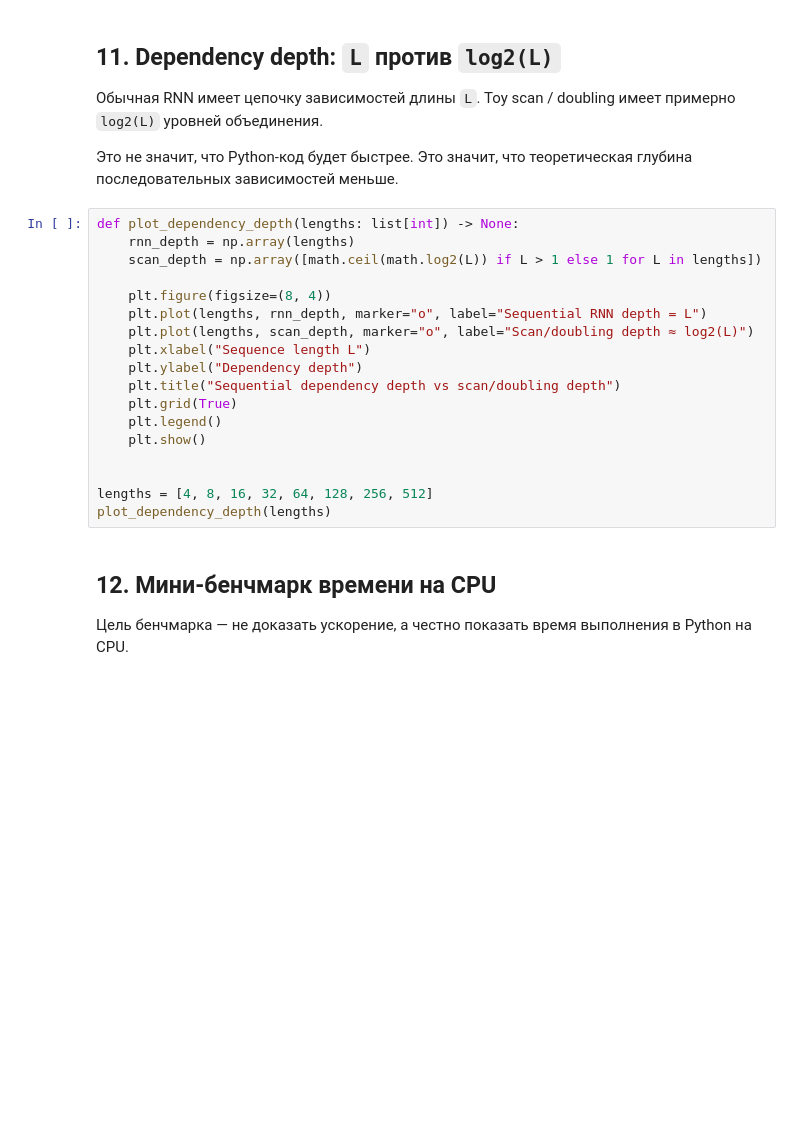
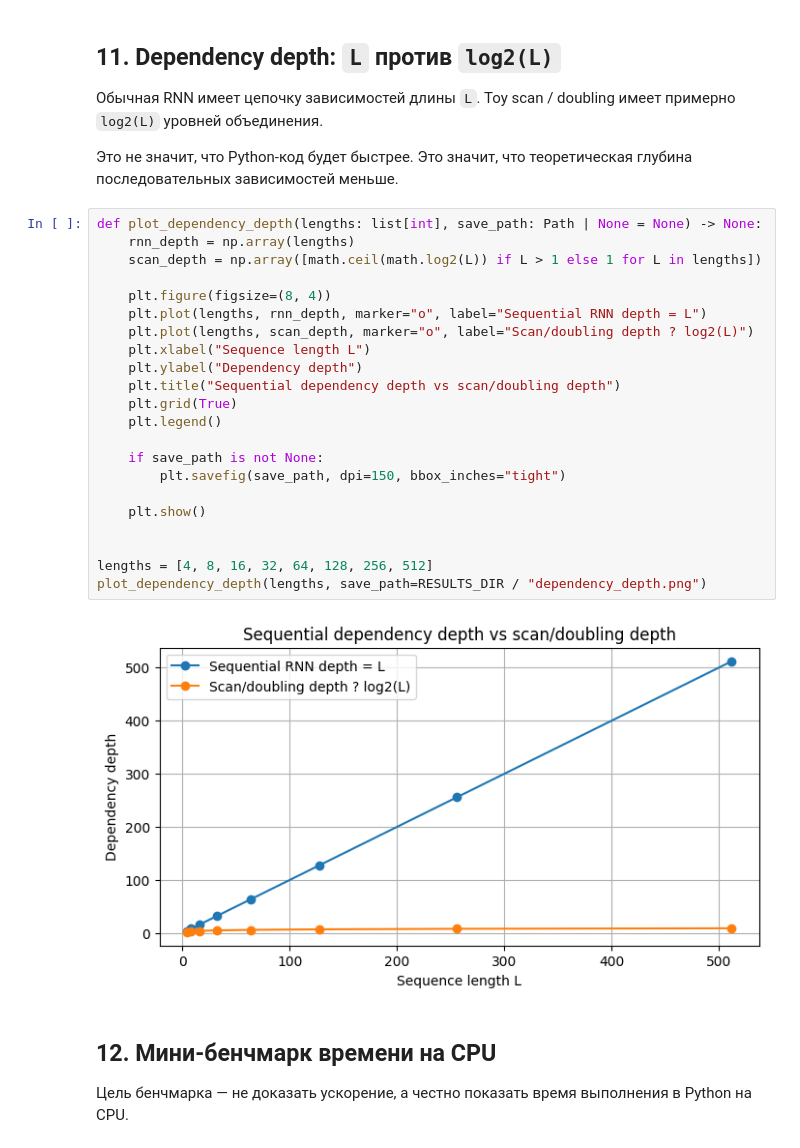
Before and after one commit to dedbin/toy-rnn, a Jupyter notebook: toy_pararnn_parity_mvp.ipynb, the cells around one changed output. Saved outputs shown, nothing was run; the diff lists cells and outputs as text; blank space fills up the shorter version.

```diff
--- a/toy_pararnn_parity_mvp.ipynb
+++ b/toy_pararnn_parity_mvp.ipynb
@@ -793,23 +916,29 @@ Toy scan / doubling имеет примерно `log2(L)` уровней объ
 Это не значит, что Python-код будет быстрее.
 Это значит, что теоретическая глубина последовательных зависимостей меньше.
 # %%
-def plot_dependency_depth(lengths: list[int]) -> None:
+def plot_dependency_depth(lengths: list[int], save_path: Path | None = None) -> None:
     rnn_depth = np.array(lengths)
     scan_depth = np.array([math.ceil(math.log2(L)) if L > 1 else 1 for L in lengths])
 
     plt.figure(figsize=(8, 4))
     plt.plot(lengths, rnn_depth, marker="o", label="Sequential RNN depth = L")
-    plt.plot(lengths, scan_depth, marker="o", label="Scan/doubling depth ≈ log2(L)")
+    plt.plot(lengths, scan_depth, marker="o", label="Scan/doubling depth ? log2(L)")
     plt.xlabel("Sequence length L")
     plt.ylabel("Dependency depth")
     plt.title("Sequential dependency depth vs scan/doubling depth")
     plt.grid(True)
     plt.legend()
+
+    if save_path is not None:
+        plt.savefig(save_path, dpi=150, bbox_inches="tight")
+
     plt.show()
 
 
 lengths = [4, 8, 16, 32, 64, 128, 256, 512]
-plot_dependency_depth(lengths)
+plot_dependency_depth(lengths, save_path=RESULTS_DIR / "dependency_depth.png")
+# %% [output]
+[figure, added]
 # %% [markdown]
 ## 12. Мини-бенчмарк времени на CPU
 
```
Also changed, not shown: parts of 27 cells of this notebook, 11 other files.
